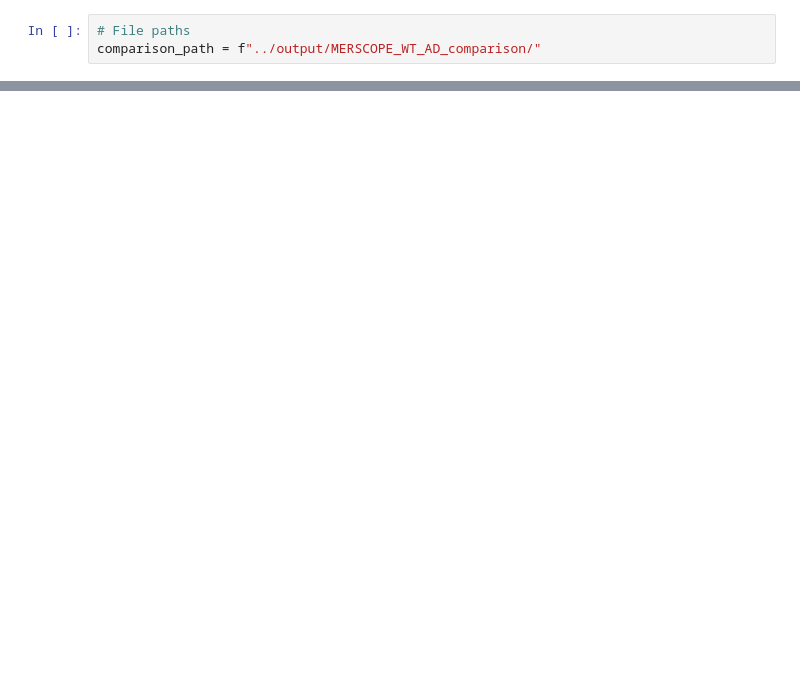
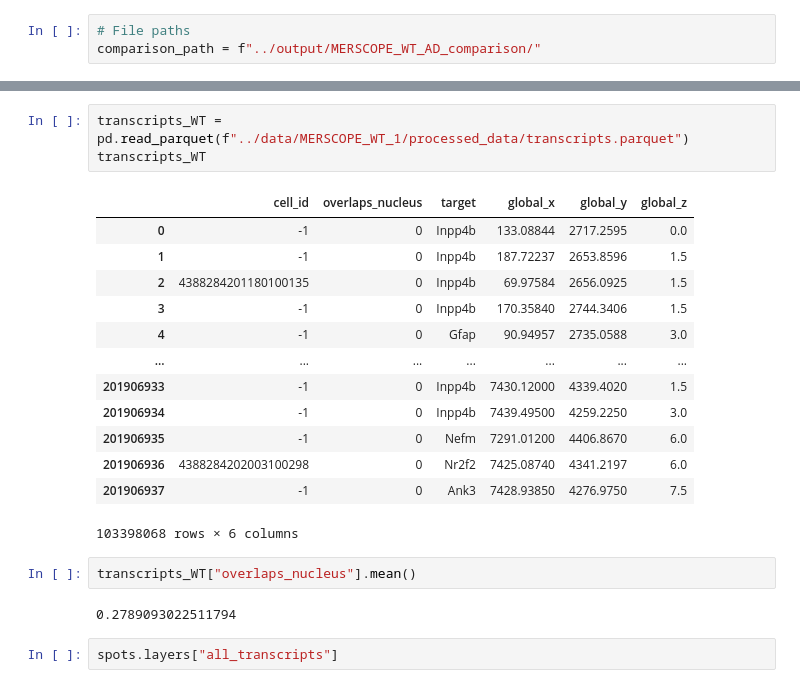
Before and after one commit to chen-yang-yuan/mcDETECT, a Jupyter notebook: code/5_neuropil_subdomains.ipynb, the cells around one changed output, grey strips where cells are left out. Drawn from its saved outputs; the diff is of its cells as text; blank space fills up the shorter version.

```diff
--- a/code/5_neuropil_subdomains.ipynb
+++ b/code/5_neuropil_subdomains.ipynb
@@ -113,0 +133,23 @@ granule_adata.obs["granule_subtype"] = granule_adata.obs["granule_subtype_manual
+# %%
+transcripts_WT = pd.read_parquet(f"../data/MERSCOPE_WT_1/processed_data/transcripts.parquet")
+transcripts_WT
+# %% [output]
+|  | cell_id | overlaps_nucleus | target | global_x | global_y | global_z |
+| 0 | -1 | 0 | Inpp4b | 133.08844 | 2717.2595 | 0.0 |
+| 1 | -1 | 0 | Inpp4b | 187.72237 | 2653.8596 | 1.5 |
+| 2 | 4388284201180100135 | 0 | Inpp4b | 69.97584 | 2656.0925 | 1.5 |
+| 3 | -1 | 0 | Inpp4b | 170.35840 | 2744.3406 | 1.5 |
+| 4 | -1 | 0 | Gfap | 90.94957 | 2735.0588 | 3.0 |
+| ... | ... | ... | ... | ... | ... | ... |
+| 201906933 | -1 | 0 | Inpp4b | 7430.12000 | 4339.4020 | 1.5 |
+| 201906934 | -1 | 0 | Inpp4b | 7439.49500 | 4259.2250 | 3.0 |
+| 201906935 | -1 | 0 | Nefm | 7291.01200 | 4406.8670 | 6.0 |
+| 201906936 | 4388284202003100298 | 0 | Nr2f2 | 7425.08740 | 4341.2197 | 6.0 |
+| 201906937 | -1 | 0 | Ank3 | 7428.93850 | 4276.9750 | 7.5 |
+103398068 rows × 6 columns
+# %%
+transcripts_WT["overlaps_nucleus"].mean()
+# %% [output]
+0.2789093022511794
+# %%
+spots.layers["all_transcripts"]
```
Also changed, not shown: parts of 15 cells of this notebook, 3 other files.
